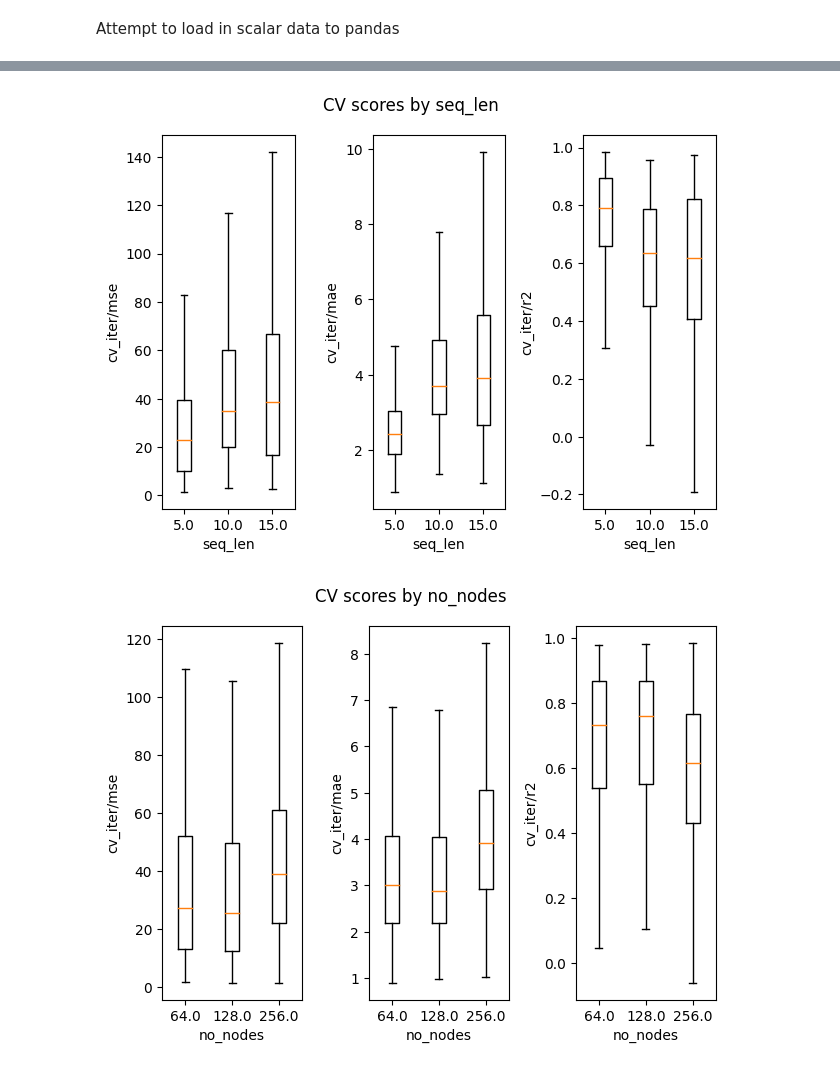
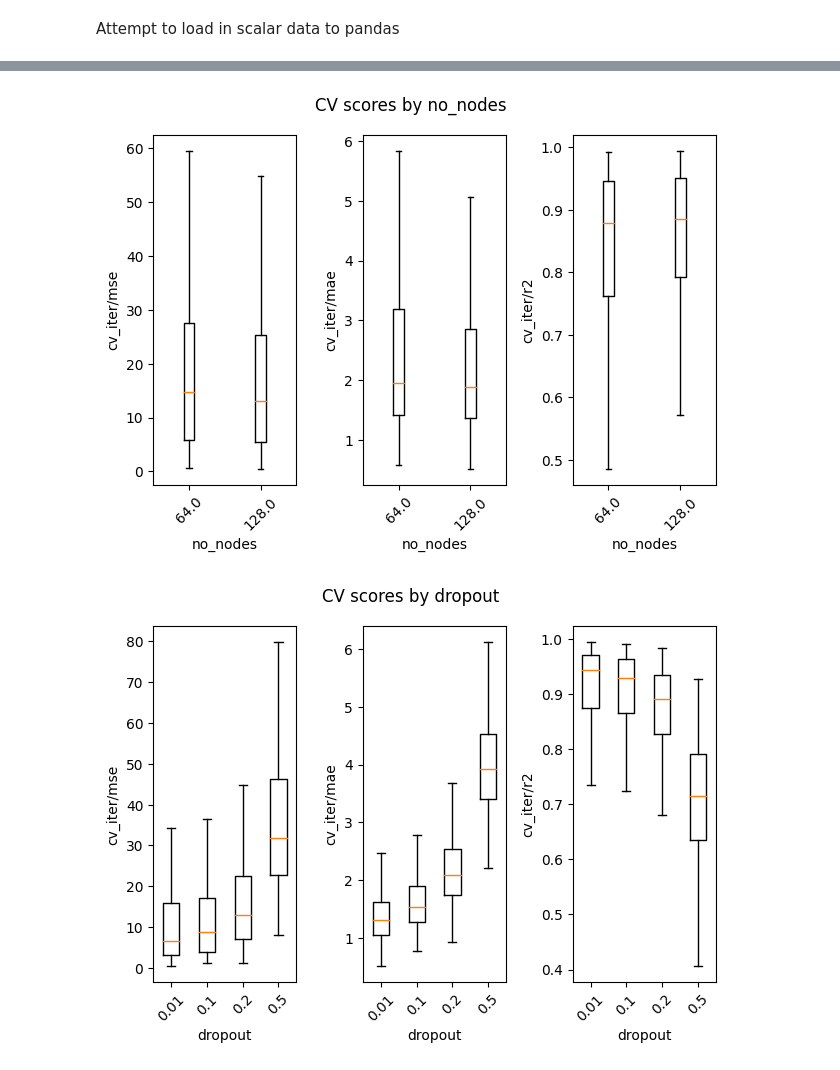
Before and after one commit to TomJessel/PhD-DCB_Grinding, a Jupyter notebook: hparam_results.ipynb, the cells around one changed output, grey strips where cells are left out. Cells and saved outputs as stored; diff of their text form; code cells hidden in the pictures.

```diff
--- a/hparam_results.ipynb
+++ b/hparam_results.ipynb
@@ -11,10 +11,14 @@ from tb_convert import parse_tensorboard
 # %%
 %pwd
 %cd ../../ml/Tensorboard/
+
+folder = r'MLP/hparam_test_3'
+# folder = r'MLP_WIN/hparam_test'
 # %% [output]
 /home/tomje/ml/Tensorboard
 # %%
-results = pd.read_csv(r'MLP_WIN/hparam_test/Results/hparams_table.csv')
+path = os.path.join(folder, r'Results/hparams_table.csv')
+results = pd.read_csv(path)
 # results.sort_values(by=['epochs','no_nodes']).reset_index(drop=True)
 # %% [markdown]
 Attempt to load in scalar data to pandas
@@ -63,18 +67,23 @@ results
 # %%
 def cv_iter_boxplot(results, hparam, scalars):
     test = [results.groupby(hparam)[scalar].apply(np.hstack) for scalar in scalars]
     test = pd.concat(test, axis=1)
     fig, axes = plt.subplots(1, 3)
     for i, ax in enumerate(axes):
         ax.boxplot(x=test.iloc[:,i], labels=test.index.values, showfliers=False)
         ax.set_xlabel(hparam)
         ax.set_ylabel(test.columns.values[i])
+        ax.tick_params('x', labelrotation=45)
+
     fig.suptitle(f'CV scores by {hparam}')
     plt.tight_layout()
 
-cv_iter_boxplot(results, 'seq_len', scalars)
+# cv_iter_boxplot(results, 'epochs', scalars)
+# cv_iter_boxplot(results, 'seq_len', scalars)
 cv_iter_boxplot(results, 'no_nodes', scalars)
-cv_iter_boxplot(results, 'loss', scalars)
+# cv_iter_boxplot(results, 'loss', scalars)
+cv_iter_boxplot(results, 'dropout', scalars)
+cv_iter_boxplot(results, 'batch_size', scalars)
 # %% [output]
-[figure, old version]
+[figure, new version]
-[figure, old version]
+[figure, new version]
```
Also changed, not shown: parts of 11 cells of this notebook, 1 other file.
